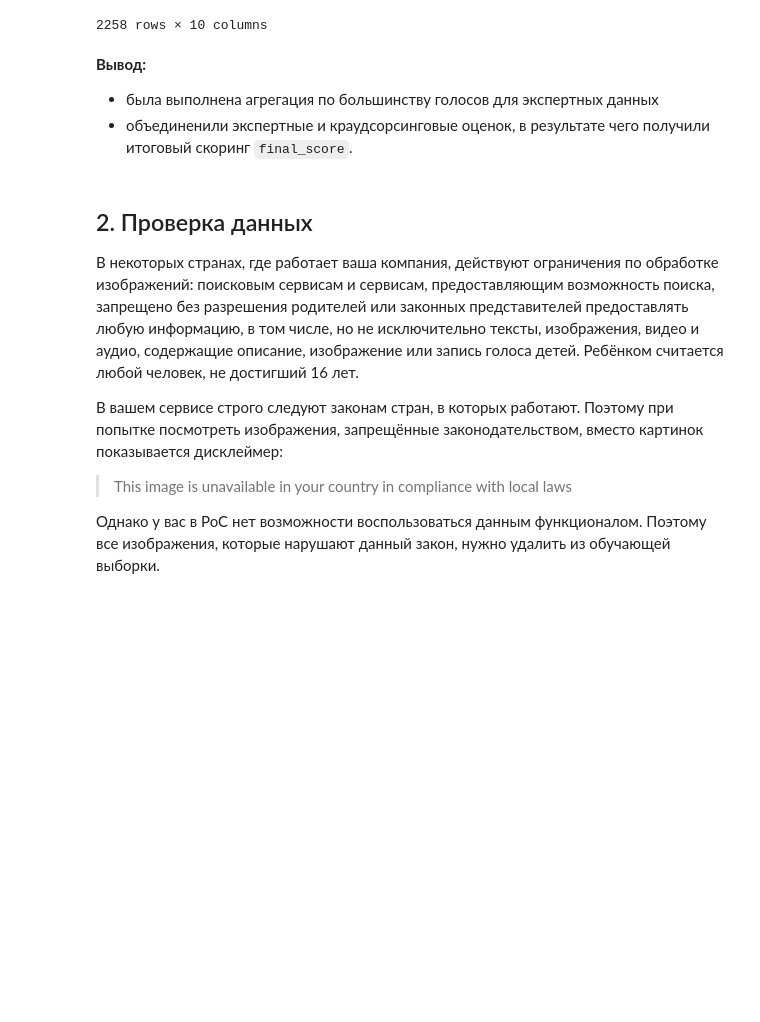
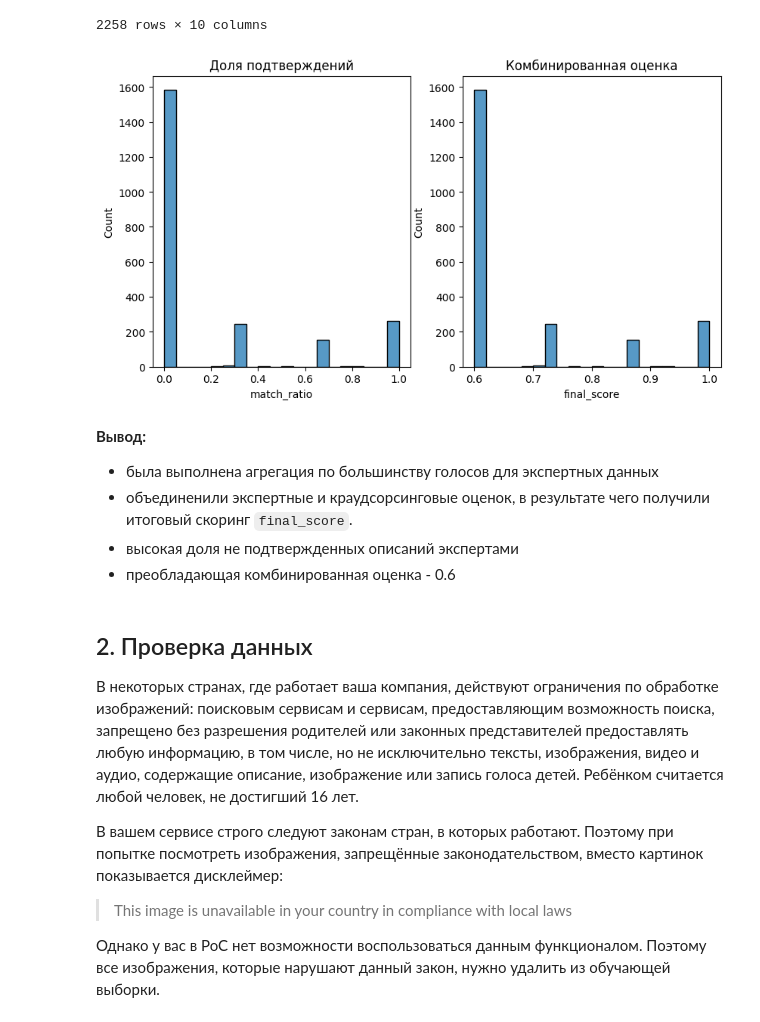
Before and after one commit to mikibouns/project_4, a Jupyter notebook: project.ipynb, the cells around one changed output. Saved outputs shown, nothing was run; the diff lists cells and outputs as text; code cells hidden in the pictures; blank space fills up the shorter version.

```diff
--- a/project.ipynb
+++ b/project.ipynb
@@ -427,10 +429,25 @@ merged_df
 | 2256 | 997722733_0cb5439472.jpg | 3150742439_b8a352e1e0.jpg#2 | 1 | 1 | 2 | 1 | 0.000000 | 0 | 3 | ... |
 | 2257 | 997722733_0cb5439472.jpg | 486917990_72bd4069af.jpg#2 | 3 | 3 | 3 | 1 | 0.333333 | 1 | 2 | ... |
 2258 rows × 10 columns
+# %%
+# Визуализация распределения оценок
+plt.figure(figsize=(15, 5))
+plt.subplot(1, 3, 2)
+sns.histplot(merged_df['match_ratio'], bins=20)
+plt.title('Доля подтверждений')
+
+plt.subplot(1, 3, 3)
+sns.histplot(merged_df['final_score'], bins=20)
+plt.title('Комбинированная оценка')
+plt.show()
+# %% [output]
+[figure, added]
 # %% [markdown]
 **Вывод:**
 - была выполнена агрегация по большинству голосов для экспертных данных
 - объединенили экспертные и краудсорсинговые оценок, в результате чего получили итоговый скоринг `final_score`.
+- высокая доля не подтвержденных описаний экспертами
+- преобладающая комбинированная оценка - 0.6
 # %% [markdown]
 ## 2. Проверка данных
 
```
Also changed, not shown: parts of 16 cells of this notebook, 1 other file.
